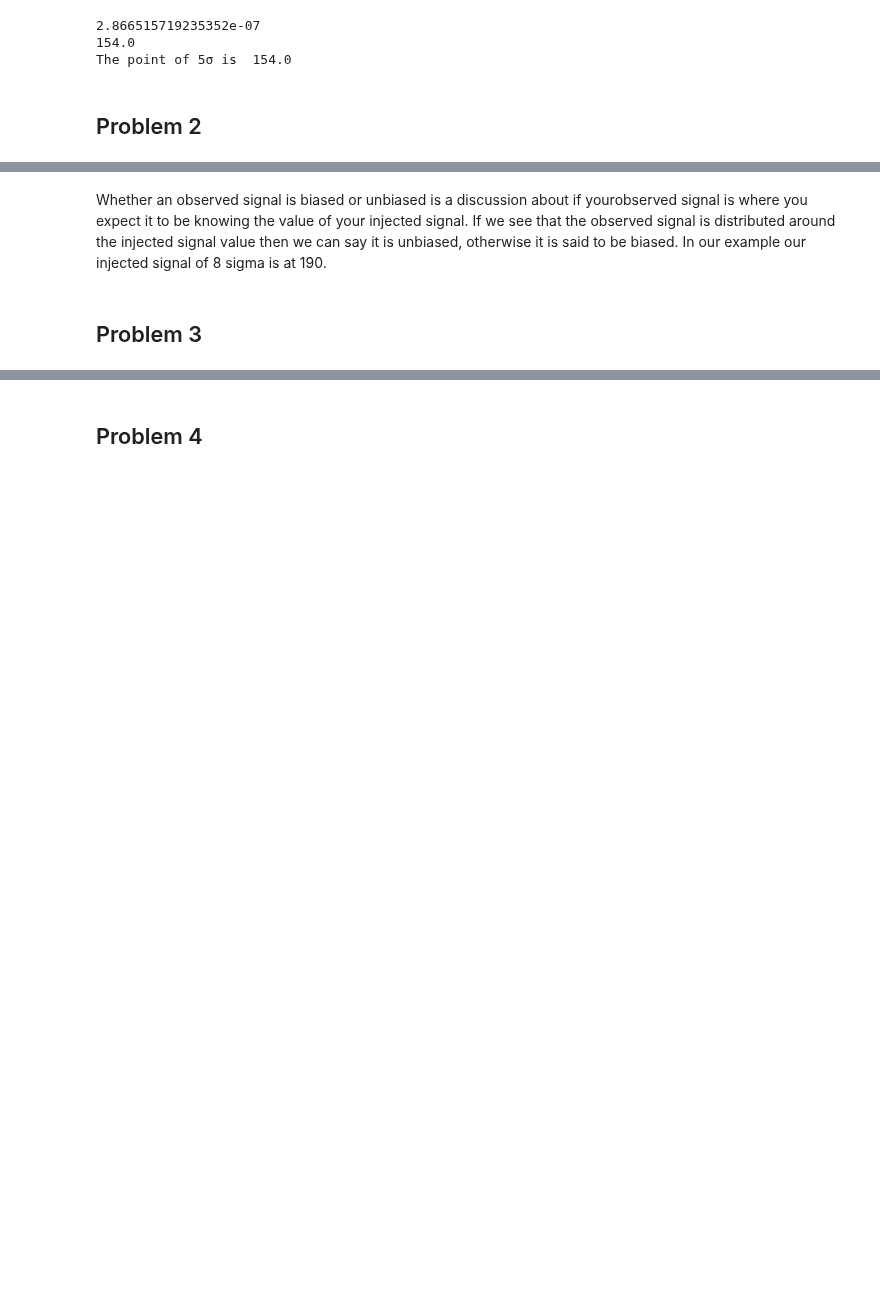
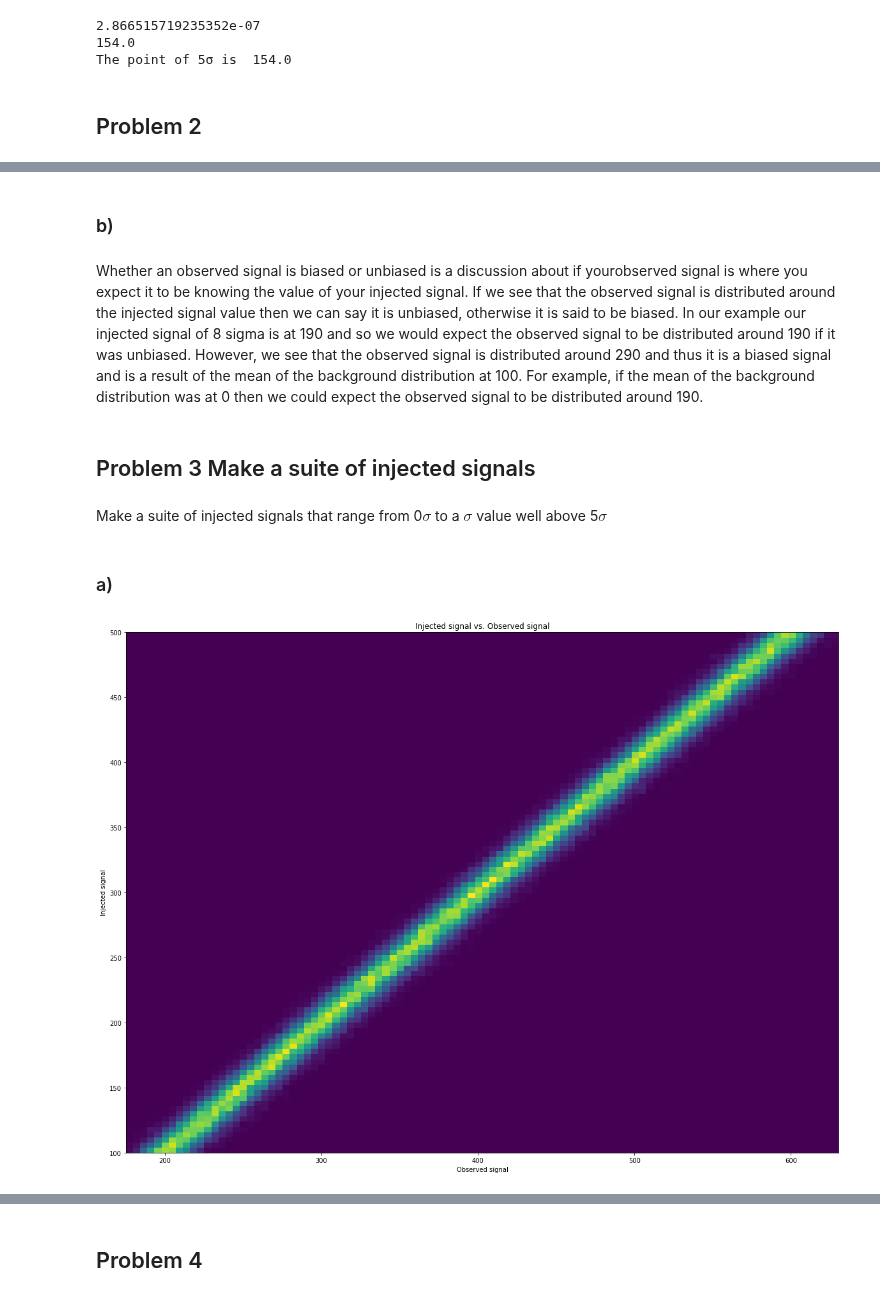
Before and after one commit to elocj/PHYS434, a Jupyter notebook: lab6/lab6.ipynb, the cells around one changed output, grey strips where cells are left out. Saved outputs shown, nothing was run; the diff lists cells and outputs as text; code cells hidden in the pictures; blank space fills up the shorter version.

```diff
--- a/lab6/lab6.ipynb
+++ b/lab6/lab6.ipynb
@@ -78,4 +86,22 @@ plt.show()
+# %% [markdown]
+### b)
 # %% [markdown]
-Whether an observed signal is biased or unbiased is a discussion about if yourobserved signal is where you expect it to be knowing the value of your injected signal. If we see that the observed signal is distributed around the injected signal value then we can say it is unbiased, otherwise it is said to be biased. In our example our injected signal of 8 sigma is at 190.
+Whether an observed signal is biased or unbiased is a discussion about if yourobserved signal is where you expect it to be knowing the value of your injected signal. If we see that the observed signal is distributed around the injected signal value then we can say it is unbiased, otherwise it is said to be biased. In our example our injected signal of 8 sigma is at 190 and so we would expect the observed signal to be distributed around 190 if it was unbiased. However, we see that the observed signal is distributed around 290 and thus it is a biased signal and is a result of the mean of the background distribution at 100. For example, if the mean of the background distribution was at 0 then we could expect the observed signal to be distributed around 190.
 # %% [markdown]
-## Problem 3
+## Problem 3 Make a suite of injected signals
+# %% [markdown]
+Make a suite of injected signals that range from 0$\sigma$ to a $\sigma$ value well above 5$\sigma$
+# %% [markdown]
+### a)
+# %%
+simData = stats.poisson.rvs(mu, size=size)
+sig8 = np.ones(size) * sigValue
+simData = simData + injSig
+
+plt.hist2d(simData, injSig, bins=(100,100), density=True)
+plt.title('Injected signal vs. Observed signal')
+plt.ylabel('Injected signal')
+plt.xlabel('Observed signal')
+plt.show()
+# %% [output]
+[figure, added]
```
Also changed, not shown: parts of 18 cells of this notebook.
